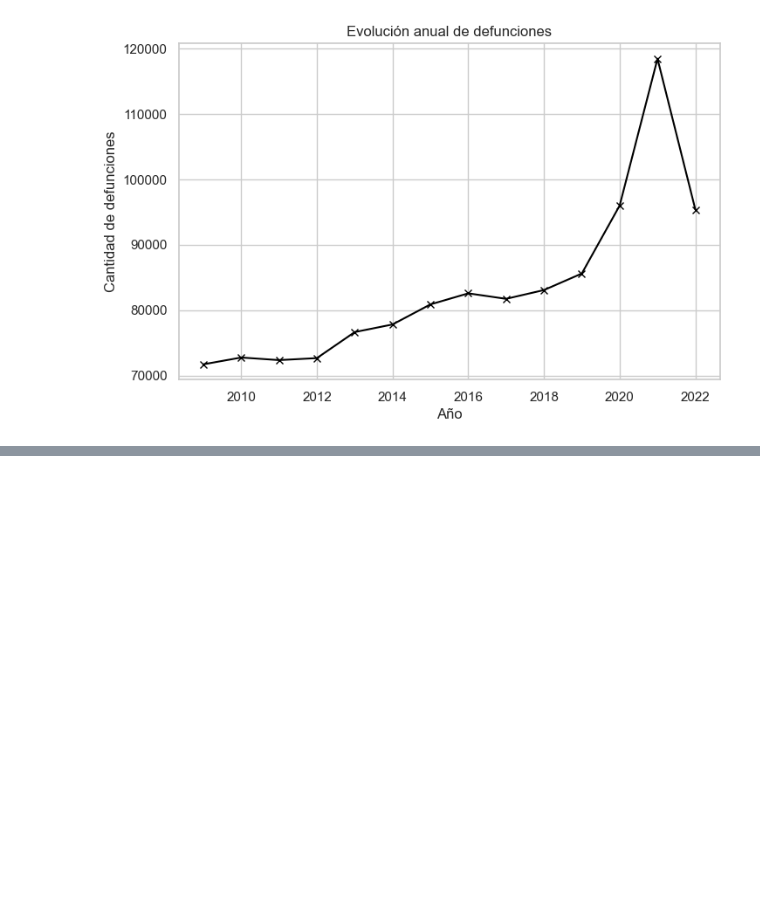
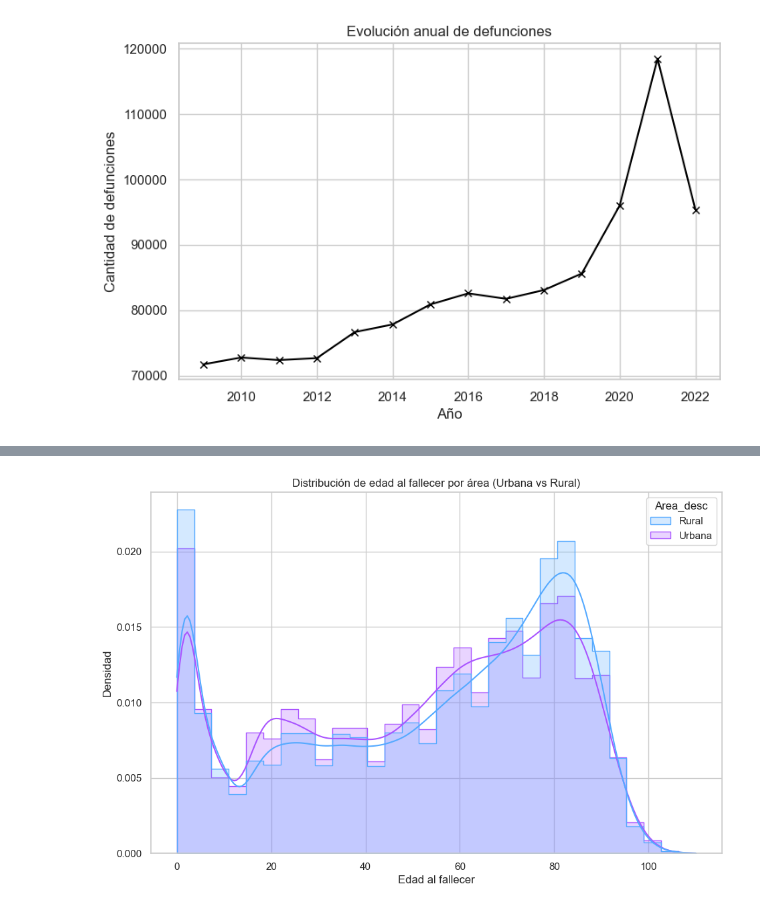
Before and after one commit to agabrielMej/Proyecto-MD-Grupo-2, a Jupyter notebook: notebooks/01_exploracion.ipynb, the cells around one changed output, grey strips where cells are left out. Saved outputs shown, nothing was run; the diff lists cells and outputs as text; code cells hidden in the pictures; blank space fills up the shorter version.

```diff
--- a/notebooks/01_exploracion.ipynb
+++ b/notebooks/01_exploracion.ipynb
@@ -814,0 +863,21 @@ plt.show()
+# %%
+plt.figure(figsize=(11, 7))
+
+sns.histplot(
+    data=datosEdad,
+    x="Edadif",
+    hue="Area_desc",
+    bins=30,
+    kde=True,
+    element="step" ,
+    stat="density",
+    common_norm=False ,
+    palette="cool",
+)
+
+plt.title("Distribución de edad al fallecer por área urbana vs rural")
+plt.xlabel("Edad al fallecer " )
+plt.ylabel("Densidad")
+plt.show()
+# %% [output]
+[figure, added]
```
Also changed, not shown: parts of 5 cells of this notebook.
